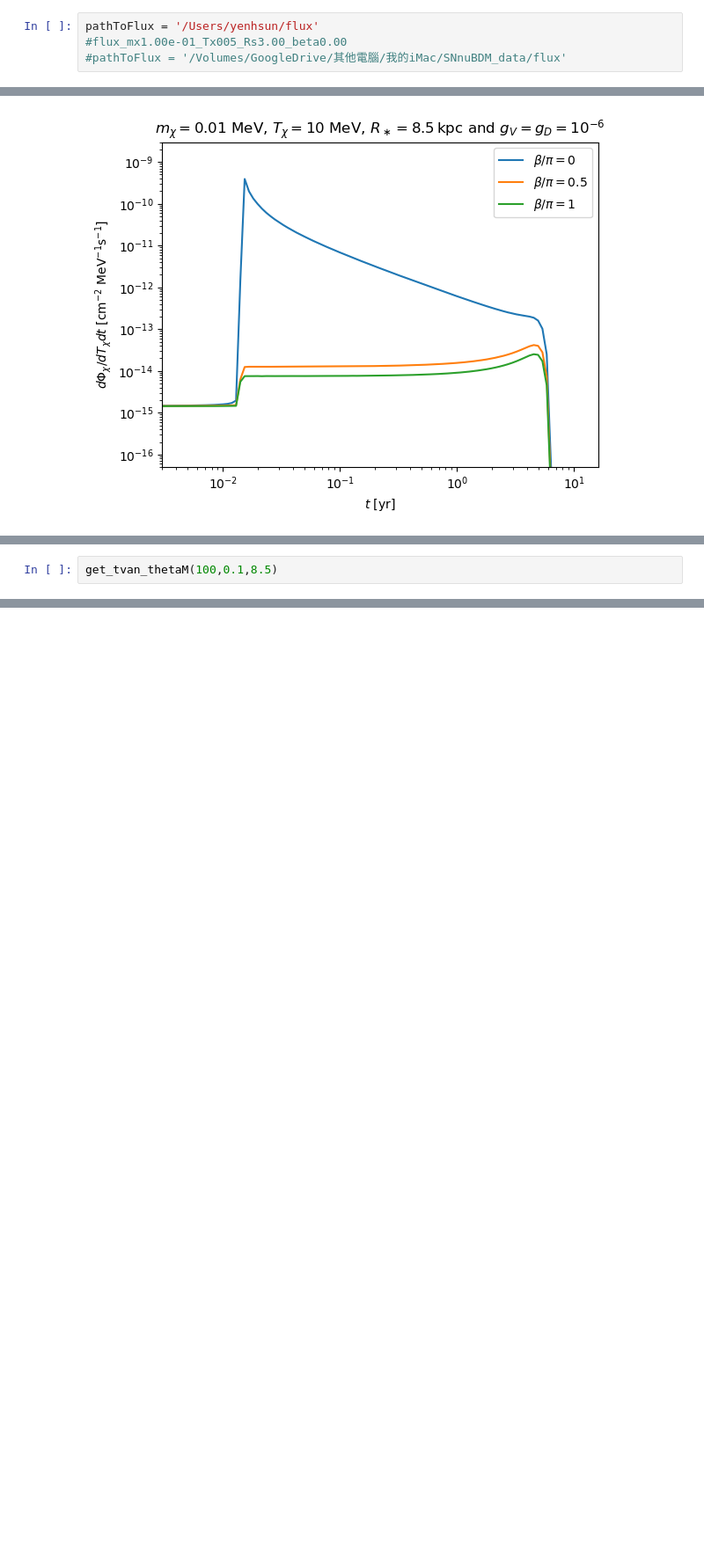
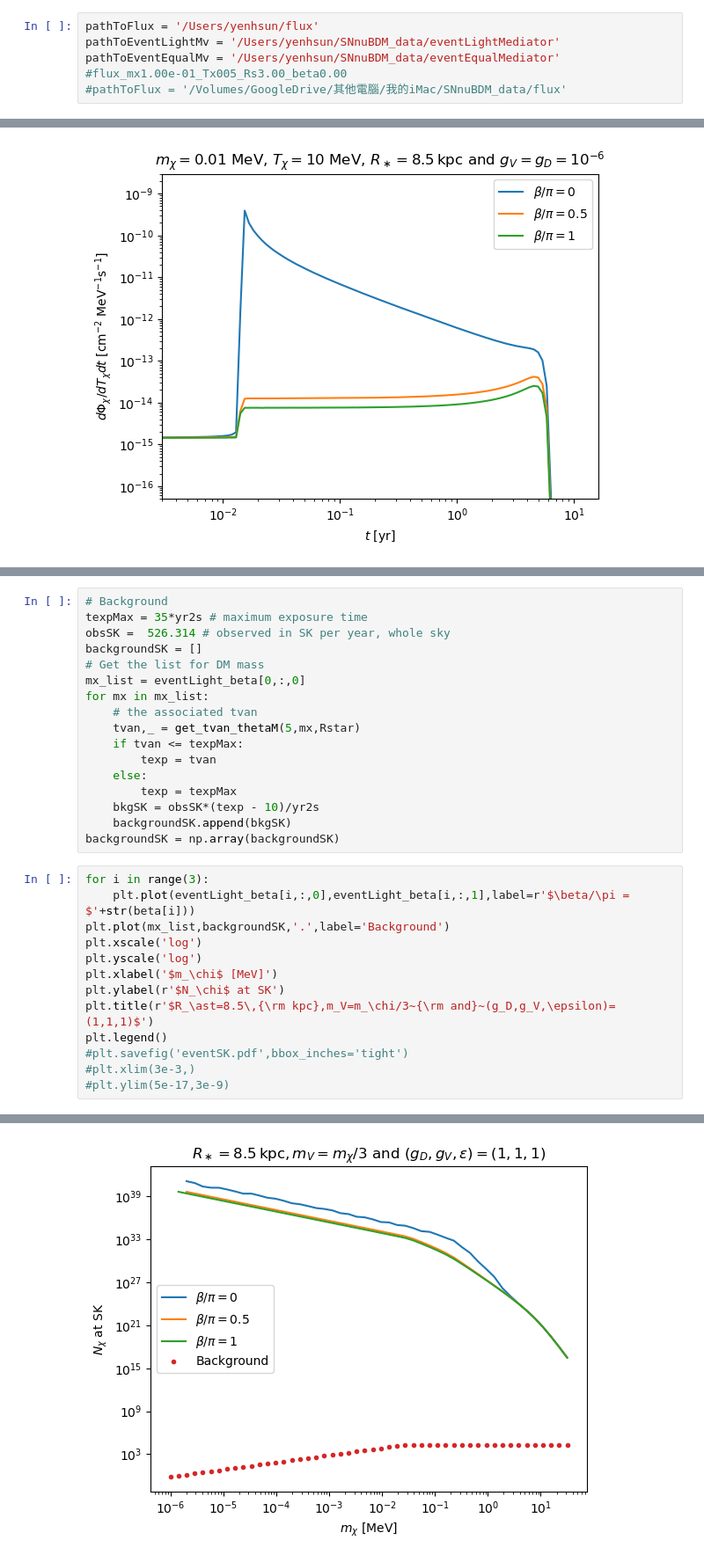
Before and after one commit to yenhsunlin/SNnuBDM2, a Jupyter notebook: src/plot.ipynb, the cells around one changed output, grey strips where cells are left out. Shown at 88% size. Drawn from its saved outputs; the diff is of its cells as text; blank space fills up the shorter version.

```diff
--- a/src/plot.ipynb
+++ b/src/plot.ipynb
@@ -11,6 +97,8 @@ beta_list = [0,0.25,0.5,1]
 """
 # %%
 pathToFlux = '/Users/yenhsun/flux'
+pathToEventLightMv = '/Users/yenhsun/SNnuBDM_data/eventLightMediator'
+pathToEventEqualMv = '/Users/yenhsun/SNnuBDM_data/eventEqualMediator'
 #flux_mx1.00e-01_Tx005_Rs3.00_beta0.00
 #pathToFlux = '/Volumes/GoogleDrive/其他電腦/我的iMac/SNnuBDM_data/flux'
 # %%
@@ -71,3 +179,31 @@ from supernovaNuBoostedDM import get_tvan_thetaM
+# %%
+# Background
+texpMax = 35*yr2s # maximum exposure time
+obsSK =  526.314 # observed in SK per year, whole sky
+backgroundSK = []
+# Get the list for DM mass
+mx_list = eventLight_beta[0,:,0]
+for mx in mx_list:
+    # the associated tvan
+    tvan,_ = get_tvan_thetaM(5,mx,Rstar)
+    if tvan <= texpMax:
+        texp = tvan
+    else:
+        texp = texpMax
+    bkgSK = obsSK*(texp - 10)/yr2s
+    backgroundSK.append(bkgSK)
+backgroundSK = np.array(backgroundSK)
 # %%
-get_tvan_thetaM(100,0.1,8.5)
+for i in range(3):
+    plt.plot(eventLight_beta[i,:,0],eventLight_beta[i,:,1],label=r'$\beta/\pi = $'+str(beta[i]))
+plt.plot(mx_list,backgroundSK,'.',label='Background')
+plt.xscale('log')
+plt.yscale('log')
+plt.xlabel('$m_\chi$ [MeV]')
+plt.ylabel(r'$N_\chi$ at SK')
+plt.title(r'$R_\ast=8.5\,{\rm kpc},m_V=m_\chi/3~{\rm and}~(g_D,g_V,\epsilon)=(1,1,1)$')
+plt.legend()
+#plt.savefig('eventSK.pdf',bbox_inches='tight')
+#plt.xlim(3e-3,)
+#plt.ylim(5e-17,3e-9)
 # %% [output]
@@ -74,0 +211 @@ get_tvan_thetaM(100,0.1,8.5)
+[figure, added]
```
Also changed, not shown: parts of 13 cells of this notebook, 4 other files.
